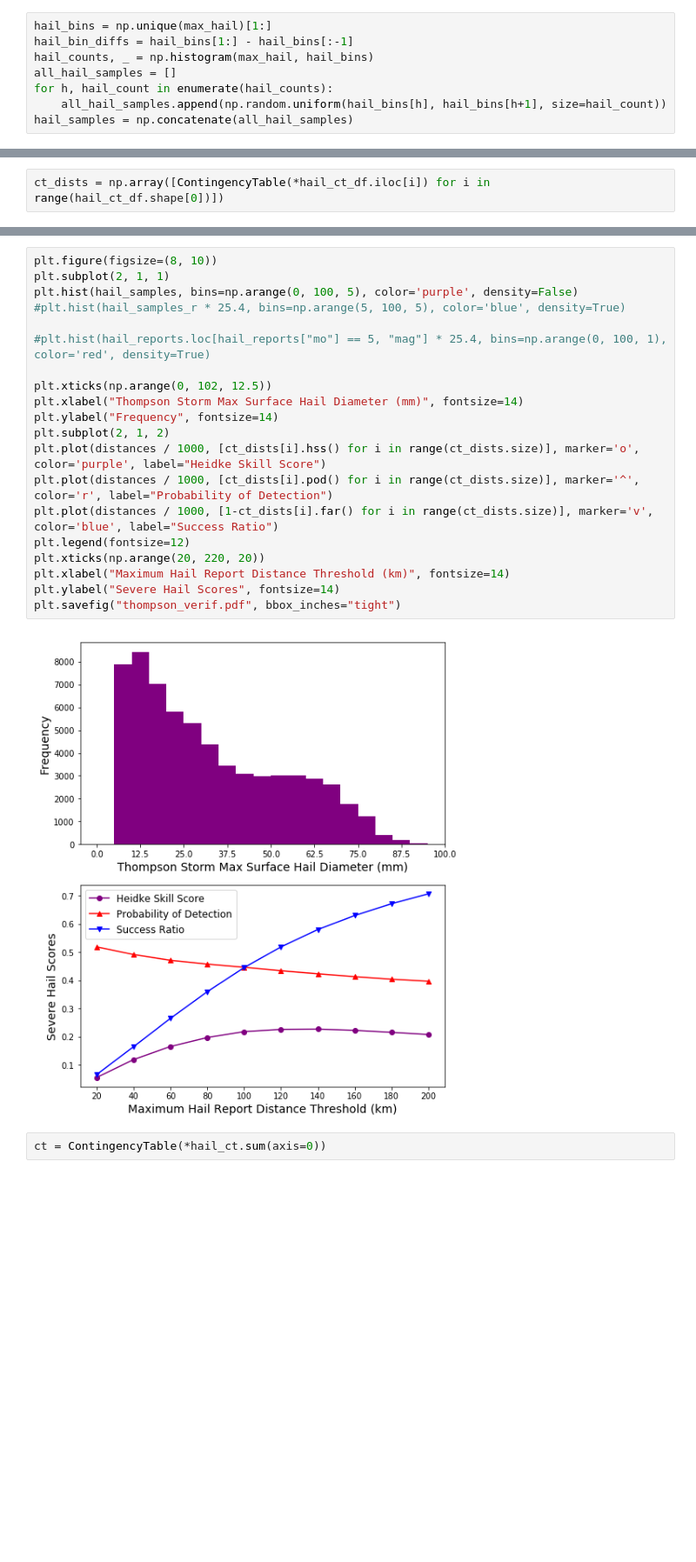
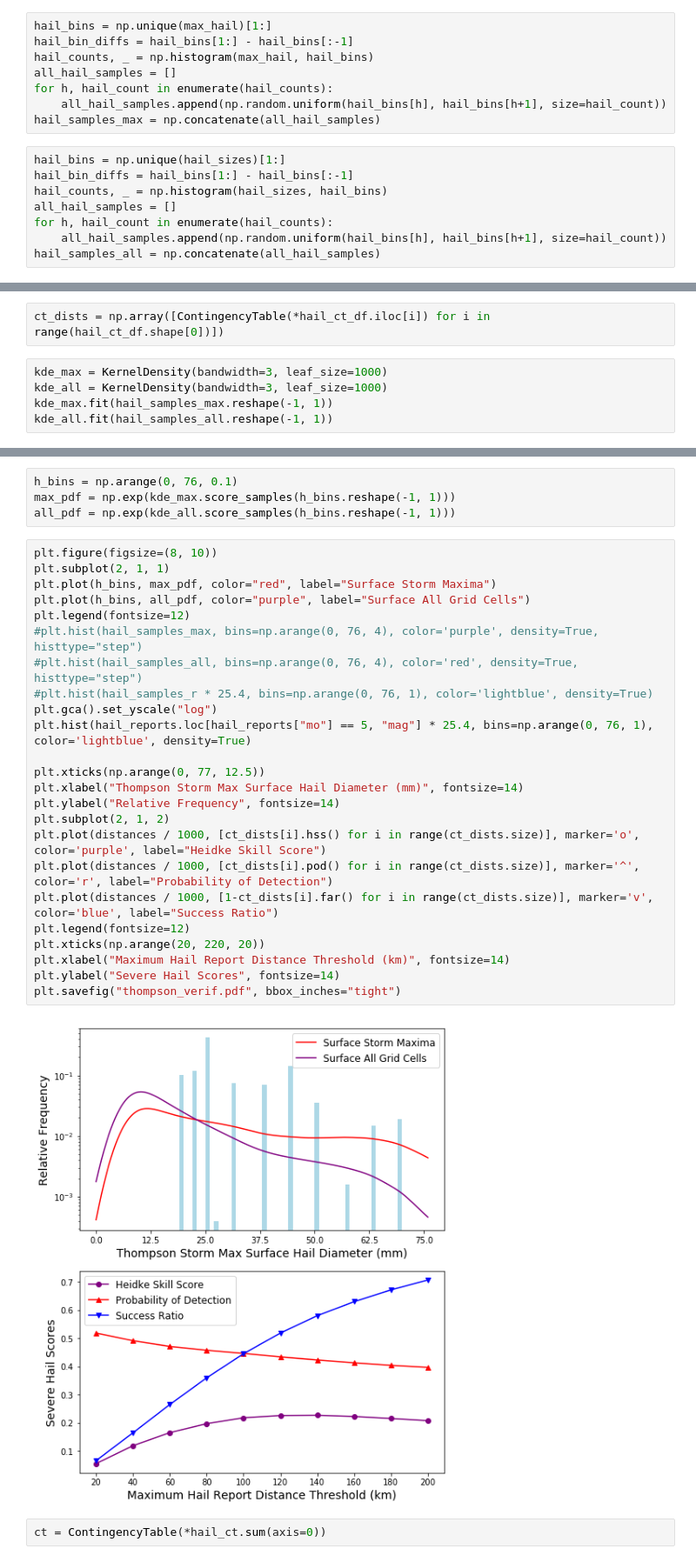
Before and after one commit to djgagne/deepsky, a Jupyter notebook: notebooks/ThompsonHail.ipynb, the cells around one changed output, grey strips where cells are left out. Shown at 87% size. Saved outputs shown, nothing was run; the diff lists cells and outputs as text; blank space fills up the shorter version.

```diff
--- a/notebooks/ThompsonHail.ipynb
+++ b/notebooks/ThompsonHail.ipynb
@@ -125,7 +136,15 @@ hail_counts, _ = np.histogram(max_hail, hail_bins)
 all_hail_samples = []
 for h, hail_count in enumerate(hail_counts):
     all_hail_samples.append(np.random.uniform(hail_bins[h], hail_bins[h+1], size=hail_count))
-hail_samples = np.concatenate(all_hail_samples)
+hail_samples_max = np.concatenate(all_hail_samples)
+# %%
+hail_bins = np.unique(hail_sizes)[1:]
+hail_bin_diffs = hail_bins[1:] - hail_bins[:-1]
+hail_counts, _ = np.histogram(hail_sizes, hail_bins)
+all_hail_samples = []
+for h, hail_count in enumerate(hail_counts):
+    all_hail_samples.append(np.random.uniform(hail_bins[h], hail_bins[h+1], size=hail_count))
+hail_samples_all = np.concatenate(all_hail_samples)
 # %%
 plt.hist(hail_samples, bins=np.arange(6, 102, 6))
 #plt.gca().set_yscale('log')
@@ -265,3 +284,8 @@ distances = np.arange(20000, 220000, 20000)
 hail_ct_df = pd.read_csv("thompson_hail_ct_distance.csv", index_col="Distance")
 # %%
 ct_dists = np.array([ContingencyTable(*hail_ct_df.iloc[i]) for i in range(hail_ct_df.shape[0])])
+# %%
+kde_max = KernelDensity(bandwidth=3, leaf_size=1000)
+kde_all = KernelDensity(bandwidth=3, leaf_size=1000)
+kde_max.fit(hail_samples_max.reshape(-1, 1))
+kde_all.fit(hail_samples_all.reshape(-1, 1))
@@ -268,24 +296,32 @@ ct_dists = np.array([ContingencyTable(*hail_ct_df.iloc[i]) for i in range(hail_c
+# %%
+h_bins = np.arange(0, 76, 0.1)
+max_pdf = np.exp(kde_max.score_samples(h_bins.reshape(-1, 1)))
+all_pdf = np.exp(kde_all.score_samples(h_bins.reshape(-1, 1)))
 # %%
 plt.figure(figsize=(8, 10))
 plt.subplot(2, 1, 1)
-plt.hist(hail_samples, bins=np.arange(0, 100, 5), color='purple', density=False)
-#plt.hist(hail_samples_r * 25.4, bins=np.arange(5, 100, 5), color='blue', density=True)
+plt.plot(h_bins, max_pdf, color="red", label="Surface Storm Maxima")
+plt.plot(h_bins, all_pdf, color="purple", label="Surface All Grid Cells")
+plt.legend(fontsize=12)
+#plt.hist(hail_samples_max, bins=np.arange(0, 76, 4), color='purple', density=True, histtype="step")
+#plt.hist(hail_samples_all, bins=np.arange(0, 76, 4), color='red', density=True, histtype="step")
+#plt.hist(hail_samples_r * 25.4, bins=np.arange(0, 76, 1), color='lightblue', density=True)
+plt.gca().set_yscale("log")
+plt.hist(hail_reports.loc[hail_reports["mo"] == 5, "mag"] * 25.4, bins=np.arange(0, 76, 1), color='lightblue', density=True)
 
-#plt.hist(hail_reports.loc[hail_reports["mo"] == 5, "mag"] * 25.4, bins=np.arange(0, 100, 1), color='red', density=True)
-
-plt.xticks(np.arange(0, 102, 12.5))
+plt.xticks(np.arange(0, 77, 12.5))
 plt.xlabel("Thompson Storm Max Surface Hail Diameter (mm)", fontsize=14)
-plt.ylabel("Frequency", fontsize=14)
+plt.ylabel("Relative Frequency", fontsize=14)
 plt.subplot(2, 1, 2)
 plt.plot(distances / 1000, [ct_dists[i].hss() for i in range(ct_dists.size)], marker='o', color='purple', label="Heidke Skill Score")
 plt.plot(distances / 1000, [ct_dists[i].pod() for i in range(ct_dists.size)], marker='^', color='r', label="Probability of Detection")
 plt.plot(distances / 1000, [1-ct_dists[i].far() for i in range(ct_dists.size)], marker='v', color='blue', label="Success Ratio")
 plt.legend(fontsize=12)
 plt.xticks(np.arange(20, 220, 20))
 plt.xlabel("Maximum Hail Report Distance Threshold (km)", fontsize=14)
 plt.ylabel("Severe Hail Scores", fontsize=14)
 plt.savefig("thompson_verif.pdf", bbox_inches="tight")
 # %% [output]
-[figure, old version]
+[figure, new version]
 # %%
 ct = ContingencyTable(*hail_ct.sum(axis=0))
```
Also changed, not shown: parts of 5 cells of this notebook, 3 other files.
